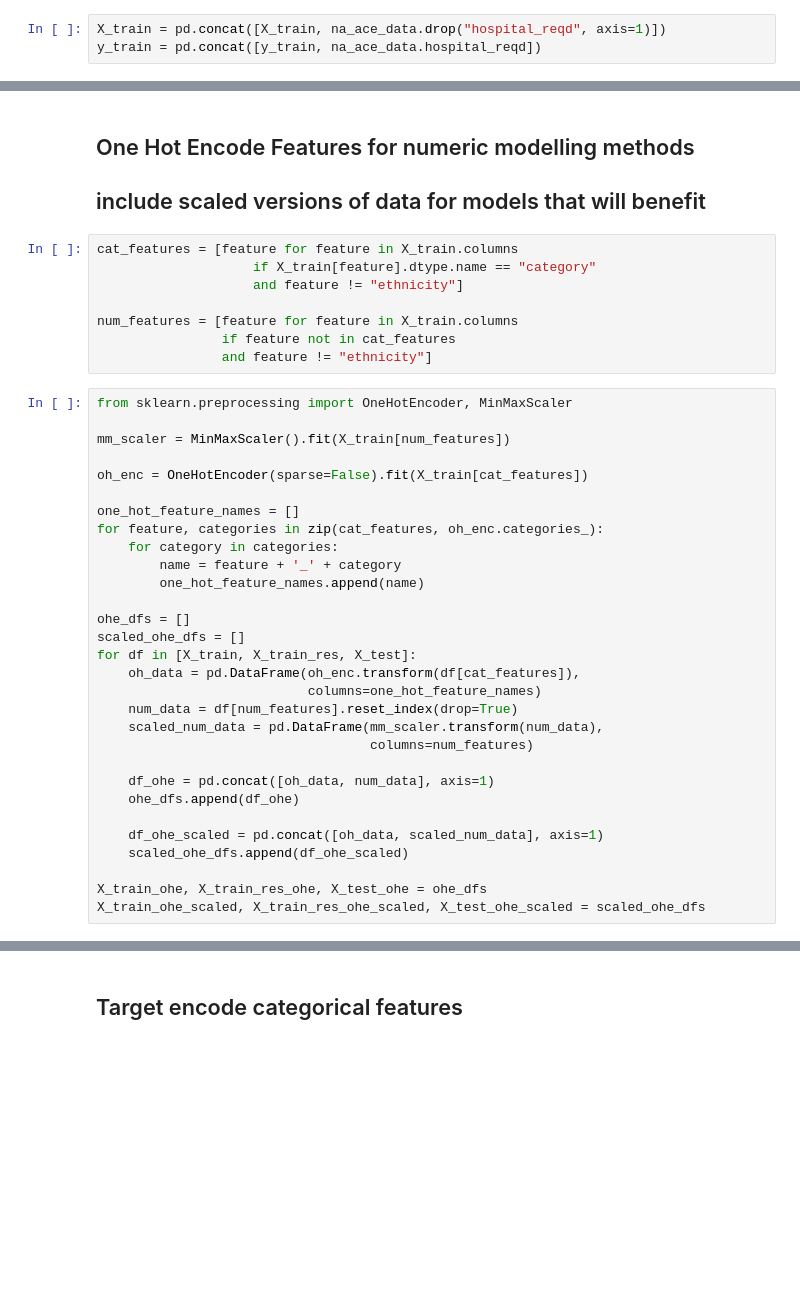
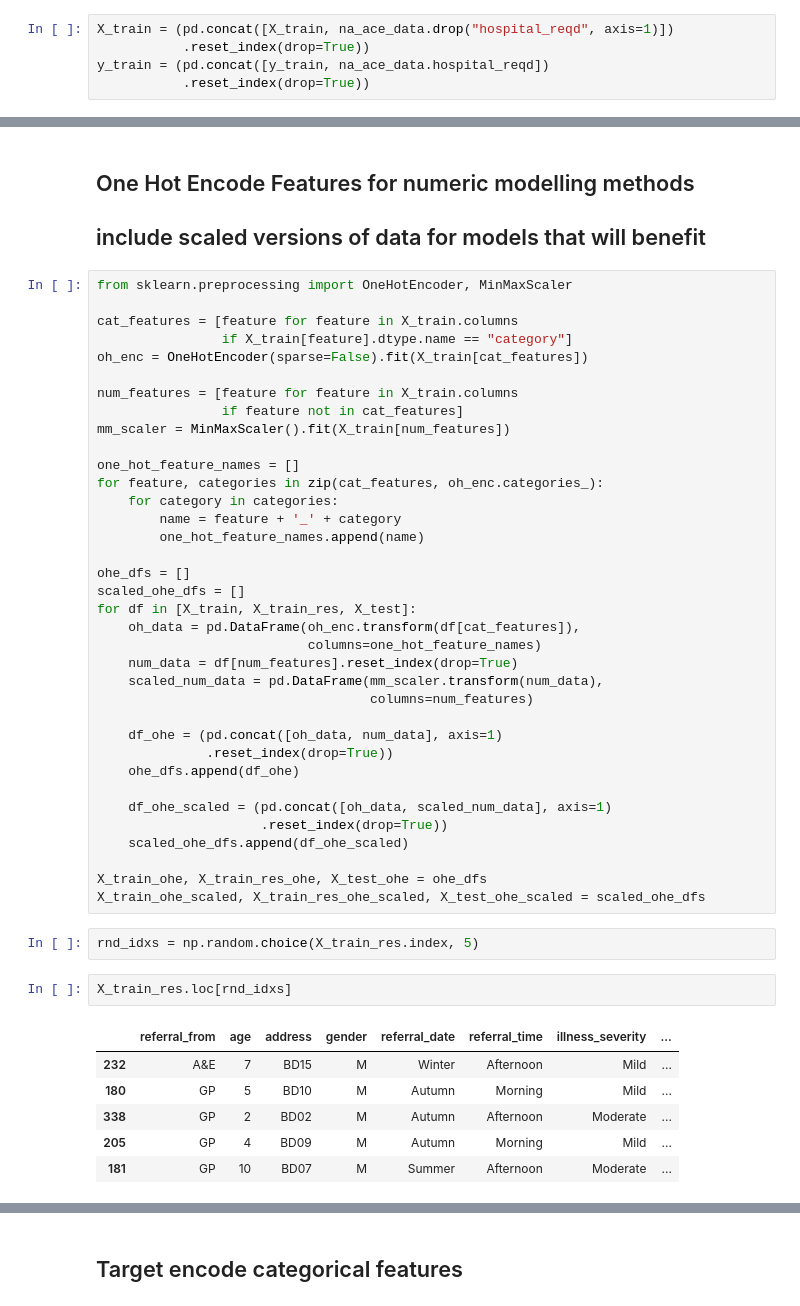
Before and after one commit to btcooper22/ace_project, a Jupyter notebook: models/prep_train_test.ipynb, the cells around one changed output, grey strips where cells are left out. Saved outputs shown, nothing was run; the diff lists cells and outputs as text; blank space fills up the shorter version.

```diff
--- a/models/prep_train_test.ipynb
+++ b/models/prep_train_test.ipynb
@@ -129,8 +128,10 @@ na_ace_data.loc[resp_is_na, "resp_rate"] = na_ace_data[resp_is_na]["age_range"].
 # %% [markdown]
 concat na_examples / labels to X_train / y_train
 # %%
-X_train = pd.concat([X_train, na_ace_data.drop("hospital_reqd", axis=1)])
-y_train = pd.concat([y_train, na_ace_data.hospital_reqd])
+X_train = (pd.concat([X_train, na_ace_data.drop("hospital_reqd", axis=1)])
+           .reset_index(drop=True))
+y_train = (pd.concat([y_train, na_ace_data.hospital_reqd])
+           .reset_index(drop=True))
 # %% [markdown]
 ## Oversampling to address imbalance in positive / negative hospital required
 
@@ -150,20 +151,16 @@ X_train_res, y_train_res = smote.fit_resample(X_train, y_train)
 # %% [markdown]
 ## One Hot Encode Features for numeric modelling methods
 ## include scaled versions of data for models that will benefit
-# %%
-cat_features = [feature for feature in X_train.columns
-                    if X_train[feature].dtype.name == "category"
-                    and feature != "ethnicity"]
-
-num_features = [feature for feature in X_train.columns
-                if feature not in cat_features
-                and feature != "ethnicity"]
 # %%
 from sklearn.preprocessing import OneHotEncoder, MinMaxScaler
 
+cat_features = [feature for feature in X_train.columns
+                if X_train[feature].dtype.name == "category"]
+oh_enc = OneHotEncoder(sparse=False).fit(X_train[cat_features])
+
+num_features = [feature for feature in X_train.columns
+                if feature not in cat_features]
 mm_scaler = MinMaxScaler().fit(X_train[num_features])
-
-oh_enc = OneHotEncoder(sparse=False).fit(X_train[cat_features])
 
 one_hot_feature_names = []
 for feature, categories in zip(cat_features, oh_enc.categories_):
@@ -180,11 +177,24 @@ for df in [X_train, X_train_res, X_test]:
     scaled_num_data = pd.DataFrame(mm_scaler.transform(num_data),
                                    columns=num_features)
 
-    df_ohe = pd.concat([oh_data, num_data], axis=1)
+    df_ohe = (pd.concat([oh_data, num_data], axis=1)
+              .reset_index(drop=True))
     ohe_dfs.append(df_ohe)
 
-    df_ohe_scaled = pd.concat([oh_data, scaled_num_data], axis=1)
+    df_ohe_scaled = (pd.concat([oh_data, scaled_num_data], axis=1)
+                     .reset_index(drop=True))
     scaled_ohe_dfs.append(df_ohe_scaled)
 
 X_train_ohe, X_train_res_ohe, X_test_ohe = ohe_dfs
 X_train_ohe_scaled, X_train_res_ohe_scaled, X_test_ohe_scaled = scaled_ohe_dfs
+# %%
+rnd_idxs = np.random.choice(X_train_res.index, 5)
+# %%
+X_train_res.loc[rnd_idxs]
+# %% [output]
+|  | referral_from | age | address | gender | referral_date | referral_time | illness_severity | ... |
+| 232 | A&E | 7 | BD15 | M | Winter | Afternoon | Mild | ... |
+| 180 | GP | 5 | BD10 | M | Autumn | Morning | Mild | ... |
+| 338 | GP | 2 | BD02 | M | Autumn | Afternoon | Moderate | ... |
+| 205 | GP | 4 | BD09 | M | Autumn | Morning | Mild | ... |
+| 181 | GP | 10 | BD07 | M | Summer | Afternoon | Moderate | ... |
```
Also changed, not shown: parts of 13 cells of this notebook, 5 other files.
